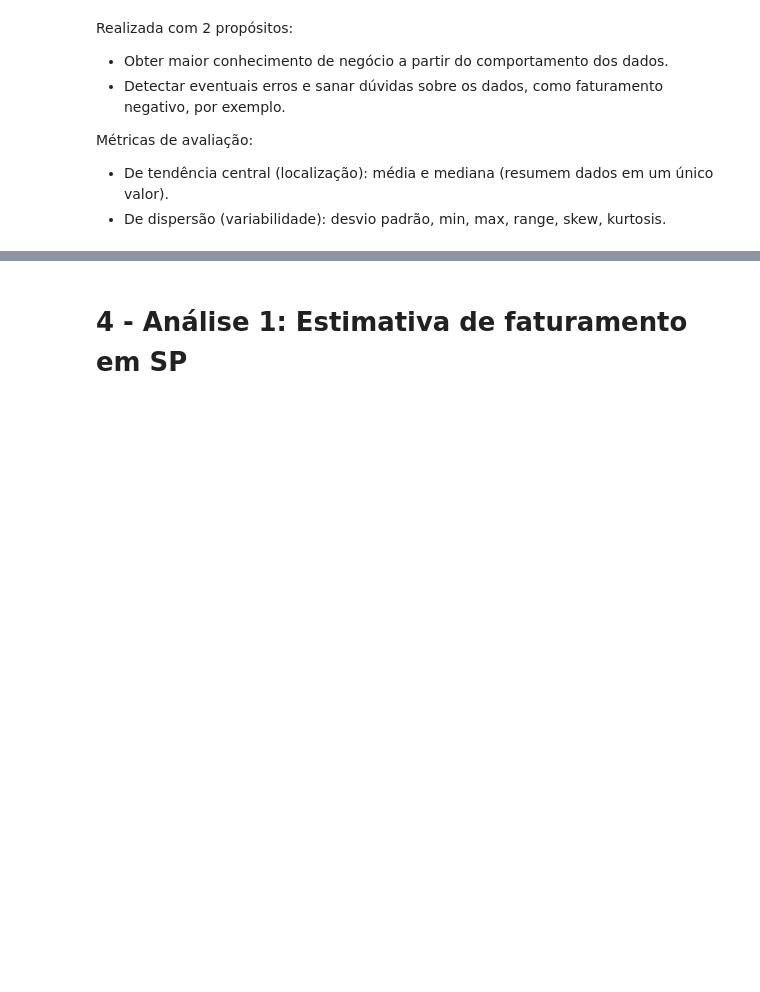
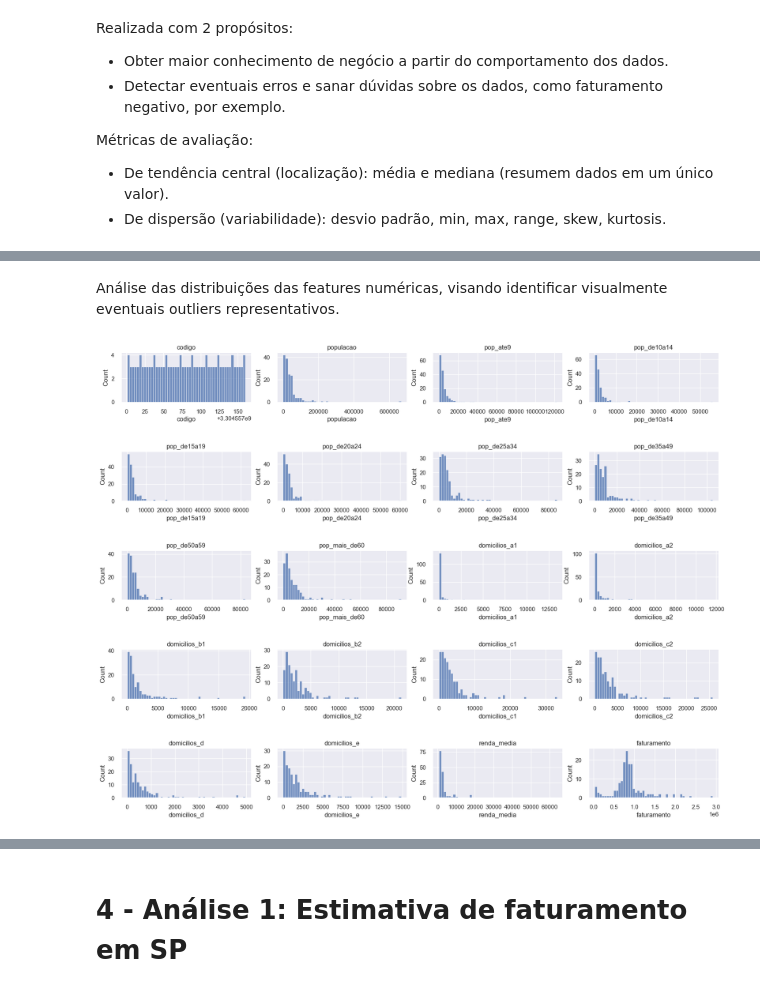
Before and after one commit to nortonvanz/Food-Business-Expansion, a Jupyter notebook: notebooks/ciclo2.ipynb, the cells around one changed output, grey strips where cells are left out. Drawn from its saved outputs; the diff is of its cells as text; code cells hidden in the pictures; blank space fills up the shorter version.

```diff
--- a/notebooks/ciclo2.ipynb
+++ b/notebooks/ciclo2.ipynb
@@ -489,0 +418,12 @@ Assim, tem-se a confirmação da informação, sendo que possivelmente será uma
+# %% [markdown]
+Análise das distribuições das features numéricas, visando identificar visualmente eventuais outliers representativos.
+# %%
+fig, axes = plt.subplots(nrows=5, ncols=4)
+axes = axes.flatten()
+fig.set_size_inches(20, 15)
+for ax, col in zip(axes, df_num.columns):
+    sns.histplot(df_num[col], ax = ax, bins=50)
+    ax.set_title(col)
+    plt.subplots_adjust(hspace=1)
+# %% [output]
+[figure, added]
```
Also changed, not shown: parts of 73 cells of this notebook.
